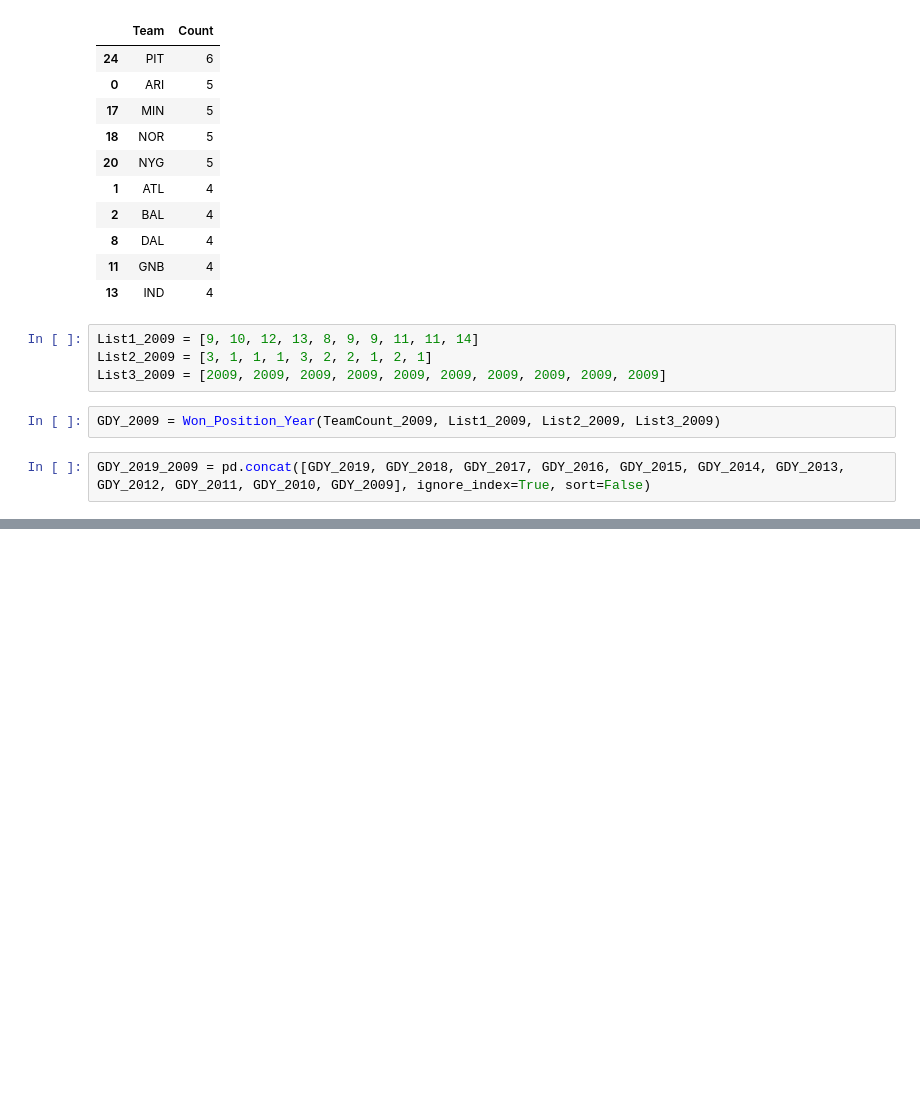
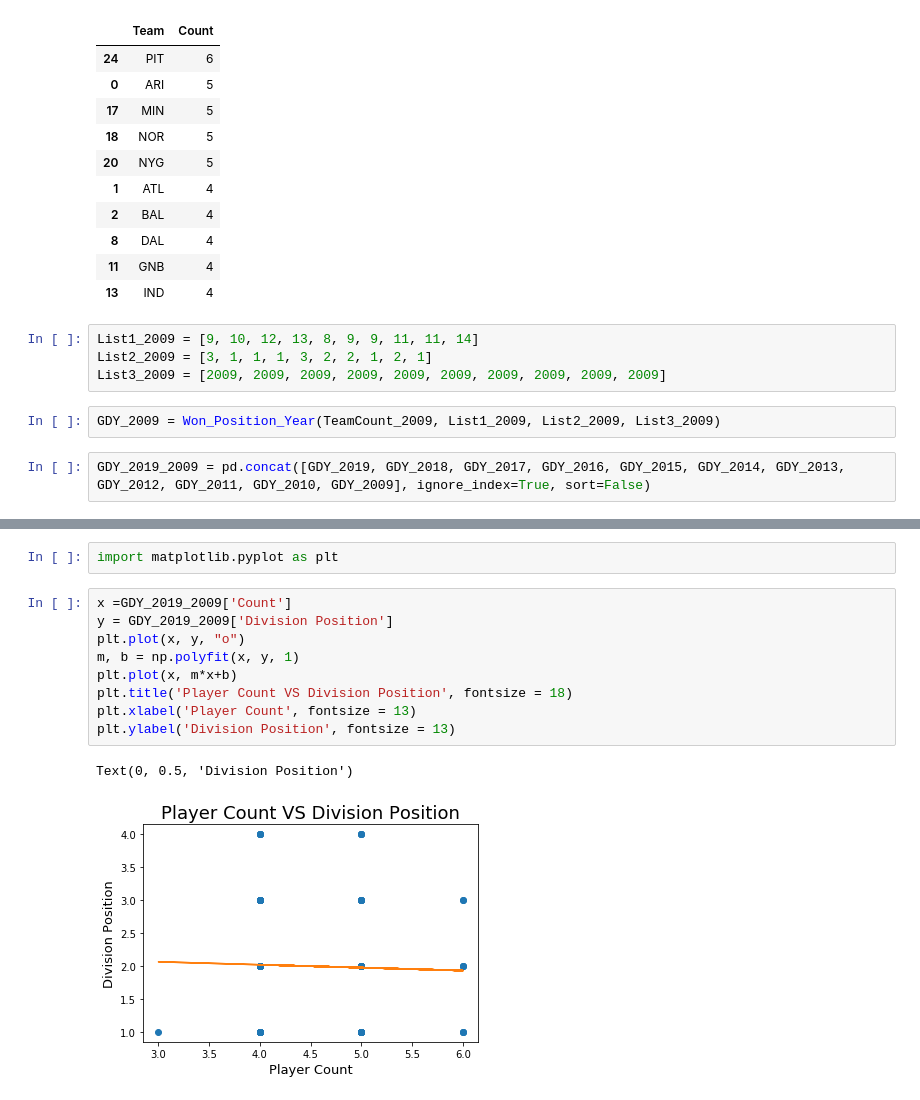
Before and after one commit to Emanuel-Szarek/Coding_for_fun, a Jupyter notebook: NFL Fantasy .ipynb, the cells around one changed output, grey strips where cells are left out. Saved outputs shown, nothing was run; the diff lists cells and outputs as text; blank space fills up the shorter version.

```diff
--- a/NFL Fantasy .ipynb
+++ b/NFL Fantasy .ipynb
@@ -465,0 +498,14 @@ GDY_2019_2009
+# %%
+import matplotlib.pyplot as plt
+# %%
+x =GDY_2019_2009['Count']
+y = GDY_2019_2009['Division Position']
+plt.plot(x, y, "o")
+m, b = np.polyfit(x, y, 1)
+plt.plot(x, m*x+b)
+plt.title('Player Count VS Division Position', fontsize = 18)
+plt.xlabel('Player Count', fontsize = 13)
+plt.ylabel('Division Position', fontsize = 13)
+# %% [output]
+Text(0, 0.5, 'Division Position')
+[figure, added]
```
Also changed, not shown: parts of 7 cells of this notebook.
